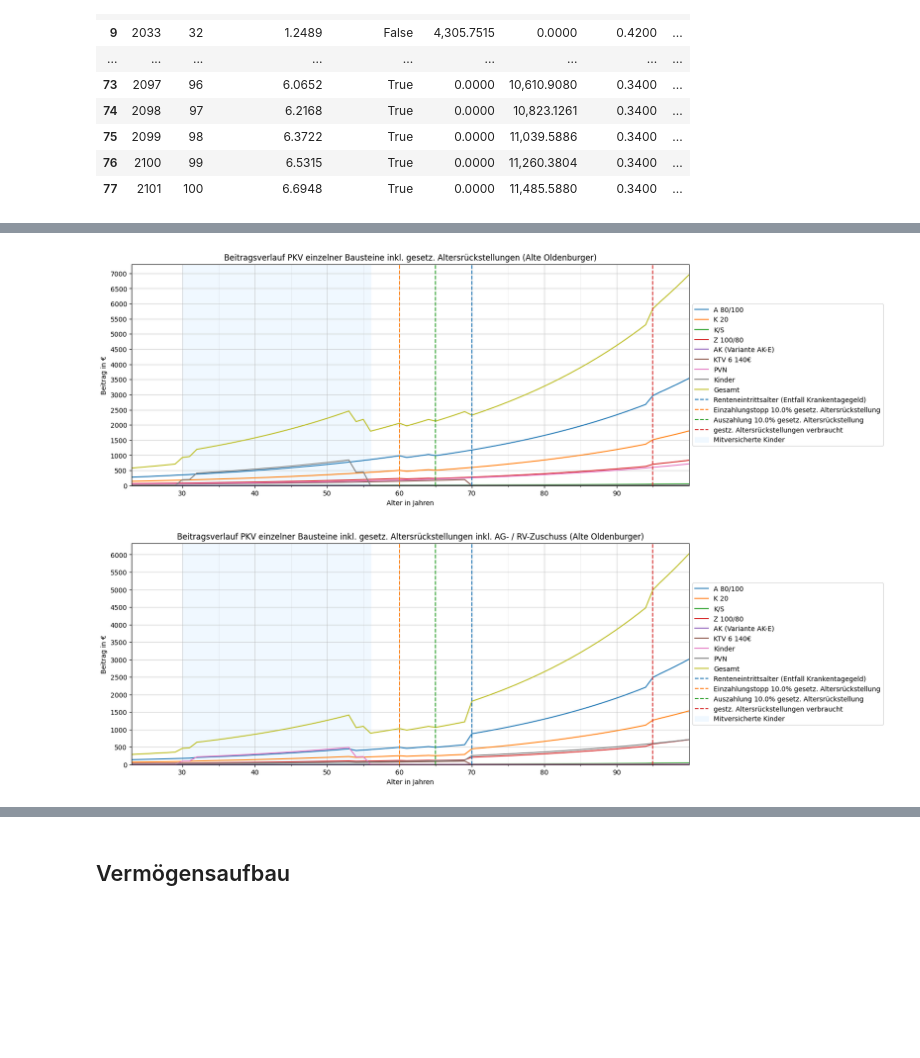
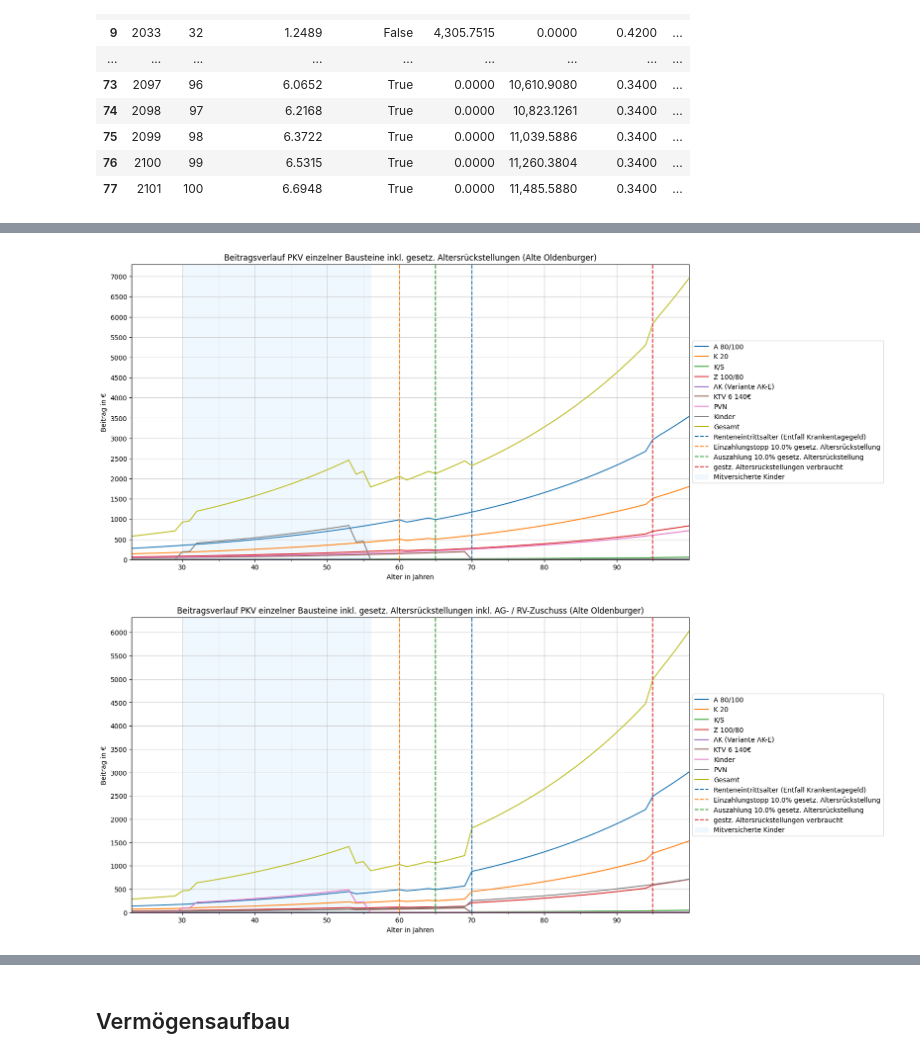
Before and after one commit to maxileith/pkv-kosten, a Jupyter notebook: notebook.ipynb, the cells around one changed output, grey strips where cells are left out. Cells and saved outputs as stored; diff of their text form; code cells hidden in the pictures; blank space fills up the shorter version.

```diff
--- a/notebook.ipynb
+++ b/notebook.ipynb
@@ -551,6 +551,6 @@ plt.show()
 # %%
 f, ax = plt.subplots(1)
-f.set_size_inches((15, 6))
+f.set_size_inches((15, 8))
 
 gesetzliche_altersruckstellungen_verbraucht = ENDALTER
 for i in df['PKV: Gebildete Altersrückstellungen (gesetzlich) Gesamt'][::-1]:
@@ -562,37 +562,37 @@ to_plot = df.loc[:, df.columns.str.startswith('PKV: Beitrag ') & df.columns.str.
 for col in to_plot:
     plt.plot(df['Alter'], df[col], label=col.replace('PKV: Beitrag ', '').replace(' exkl. LS inkl. AR', ''))
 
 ax.axvline(x=RENTENEINTRITTSALTER, label="Renteneintrittsalter (Entfall Krankentagegeld)", linestyle='dashed', color='tab:blue')
 ax.axvline(x=PKV_GESETZLICHE_BEITRAGSENTLASTUNG_EINZAHLUNG_BIS, label=f'Einzahlungstopp {PKV_GESETZLICHE_BEITRAGSENTLASTUNG_ANTEIL * 100}% gesetz. Altersrückstellung', linestyle='dashed', color='tab:orange')
 ax.axvline(x=PKV_GESETZLICHE_BEITRAGSENTLASTUNGSPAKET_WIRKSAM_AB, label=f'Auszahlung {PKV_GESETZLICHE_BEITRAGSENTLASTUNG_ANTEIL * 100}% gesetz. Altersrückstellung', linestyle='dashed', color='tab:green')
 if gesetzliche_altersruckstellungen_verbraucht != ENDALTER:
     ax.axvline(x=gesetzliche_altersruckstellungen_verbraucht, label='gestz. Altersrückstellungen verbraucht', linestyle='dashed', color='tab:red')
 
 if alter_wenn_erstes_kind != 1000:
     ax.axvspan(alter_wenn_erstes_kind, alter_wenn_letztes_kind, color='aliceblue', label='Mitversicherte Kinder')
 
 ax.set_ylim(bottom=0)
 ax.set_xlim(left=EINTRITTSALTER)
 ax.set_xlim(right=ENDALTER)
 
 ax.set_title(f'Beitragsverlauf PKV einzelner Bausteine inkl. gesetz. Altersrückstellungen ({PKV_VERSICHERUNG})')
 ax.set_xlabel('Alter in Jahren')
 ax.set_ylabel('Beitrag in €')
 
 ax.set_xticks(major_ticks)
 ax.set_xticks(minor_ticks, minor=True)
 ax.grid(which='minor', alpha=0.2)
 ax.grid(which='major', alpha=0.6)
 
 plt.gca().yaxis.set_major_locator(plt.MultipleLocator(500))
 
 plt.legend(loc='center left', bbox_to_anchor=(1, 0.5))
 plt.show()
 # %% [output]
-[figure, old version]
+[figure, new version]
 # %%
 f, ax = plt.subplots(1)
-f.set_size_inches((15, 6))
+f.set_size_inches((15, 8))
 
 to_plot = df.loc[:, df.columns.str.startswith('PKV: Beitrag ') & df.columns.str.endswith(' inkl. Zuschüsse exkl. LS inkl. AR') & ~df.columns.str.contains('exkl. PV') & ~(df.sum(axis=0).eq(0))].columns
 for col in to_plot:
@@ -625,6 +625,6 @@ plt.gca().yaxis.set_major_locator(plt.MultipleLocator(500))
 plt.legend(loc='center left', bbox_to_anchor=(1, 0.5))
 plt.show()
 # %% [output]
-[figure, old version]
+[figure, new version]
 # %%
 f, ax = plt.subplots(1)
```
Also changed, not shown: parts of 6 cells of this notebook, 2 other files.
